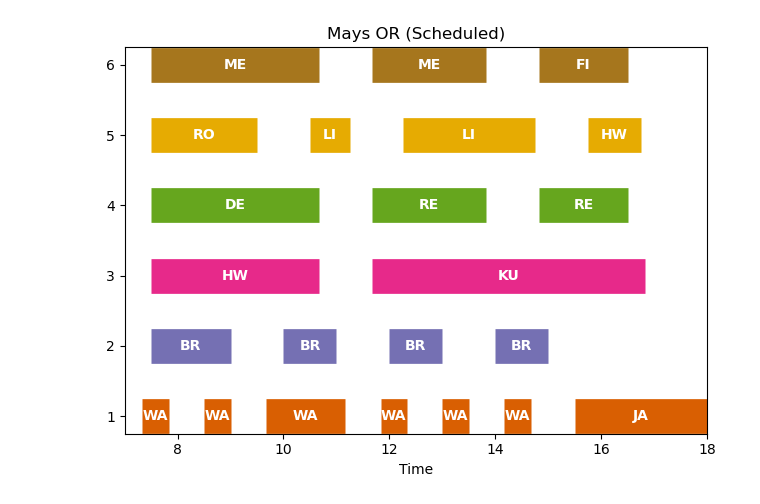
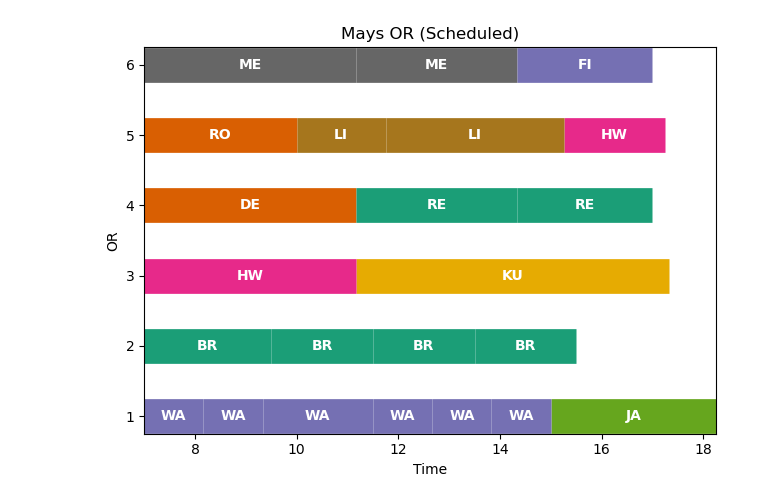
Before and after one commit to LiuDaveLiu/theatre-scheduling, a Jupyter notebook: modelling/GanttChart.ipynb, the cells around one changed output. Drawn from its saved outputs; the diff is of its cells as text; code cells hidden in the pictures.

```diff
--- a/modelling/GanttChart.ipynb
+++ b/modelling/GanttChart.ipynb
@@ -10,7 +15,14 @@ from itertools import product
 # %%
 model = pe.ConcreteModel()
-case_path = os.path.join(os.path.dirname(os.getcwd()), "data", "gantt2.csv")
+case_path = os.path.join(os.path.dirname(os.getcwd()), "data", "gantt.csv")
+session_path = os.path.join(os.path.dirname(os.getcwd()), "data", "sessions_mda.csv")
+options = {"seconds": 10000}
 # %%
 df = pd.read_csv(case_path)
-df['Scheduled in Room']=pd.to_datetime(df['Scheduled in Room'])
-options = {"seconds": 60}
+df=df.assign(CaseID=range(len(df)))
+df['Scheduled Setup Start']=pd.to_datetime(df['Scheduled Setup Start'])
+df['Scheduled Cleanup Complete']=pd.to_datetime(df['Scheduled Cleanup Complete'])
+df['Scheduled Room Duration']=(df['Scheduled Cleanup Complete']-df['Scheduled Setup Start']).astype('timedelta64[m]')
+# df['Room']=df.apply(lambda row: int(row['Room'][-2:]), axis = 1)
+df['Room']=df.apply(lambda row: int(re.search(r'\d+', row['Room']).group()), axis = 1)
+df['SurgeonID'] = df.groupby('Primary Surgeon Name').ngroup()
@@ -37,33 +29,32 @@ Name: Primary Surgeon Name, dtype: object
 # %%
 sessions = sorted(list(df['Room'].unique()))
 
 bar_style = {'alpha': 1.0, 'lw': 25, 'solid_capstyle': 'butt'}
 text_style = {'color': 'white', 'weight': 'bold', 'ha': 'center', 'va': 'center'}
 colors = cm.Dark2.colors
 
 fig, ax = plt.subplots(1, 1)
 
 for s_ix, s in df.iterrows():
-    xs = s['Scheduled in Room'].hour + s['Scheduled in Room'].minute /60
-    xf = s['Scheduled in Room'].hour + (s['Scheduled Room Duration'] + s['Scheduled in Room'].minute)/60
-#     xf = s['Scheduled in Room'].hour + (s['Actual Room Duration'] + s['Scheduled in Room'].minute)/60
-    ax.plot([xs, xf], [int(s['Room'][-2:])] * 2, c=colors[int(s['Room'][-2:])], **bar_style)
-    ax.text((xs + xf) / 2, int(s['Room'][-2:]), s['Primary Surgeon Name'][:2], **text_style)
+    xs = s['Scheduled Setup Start'].hour + s['Scheduled Setup Start'].minute/60
+    xf = s['Scheduled Cleanup Complete'].hour + s['Scheduled Cleanup Complete'].minute/60
+    ax.plot([xs, xf], [s['Room']] * 2, c=colors[s['SurgeonID']%len(colors)], **bar_style)
+    ax.text((xs + xf) / 2, s['Room'], s['Primary Surgeon Name'][:2], **text_style)
 
 ax.set_title('Mays OR (Scheduled)')
 # ax.set_title('Mays OR (Actual)')
 ax.set_xlabel('Time')
 
-ax.set_ylabel('')
+ax.set_ylabel('OR')
 # ax.grid(True)
-ax.set_xlim([7, 18])
+ax.set_xlim([7, 18.25])
 
 ax.yaxis.set_major_locator(MaxNLocator(integer=True))
 
 fig.tight_layout()
 plt.show()
 # %% [output]
-[figure, old version]
+[figure, new version]
 # %%
 class TheatreScheduler:
     def __init__(self, case_file_path, session_file_path):
```
Also changed, not shown: parts of 9 cells of this notebook, 29 other files.
